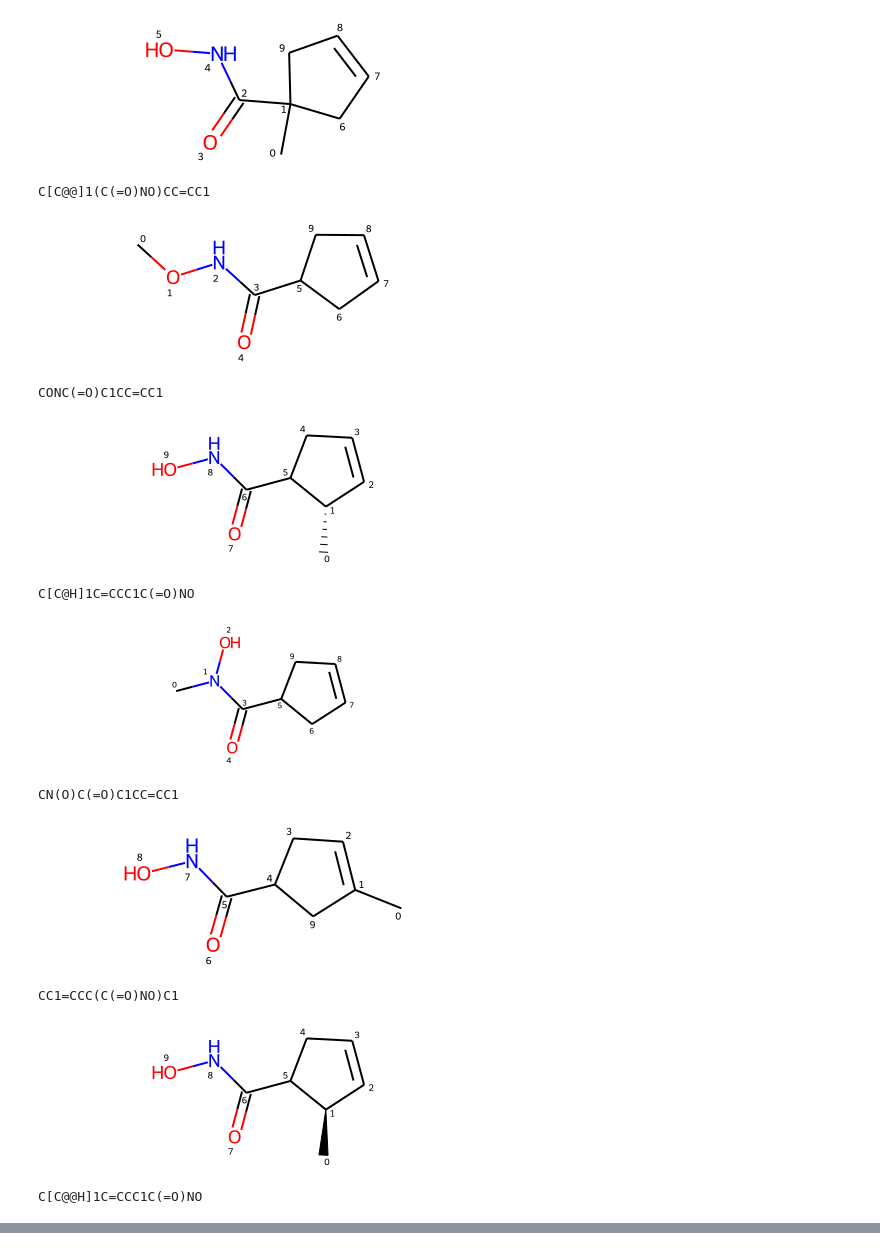
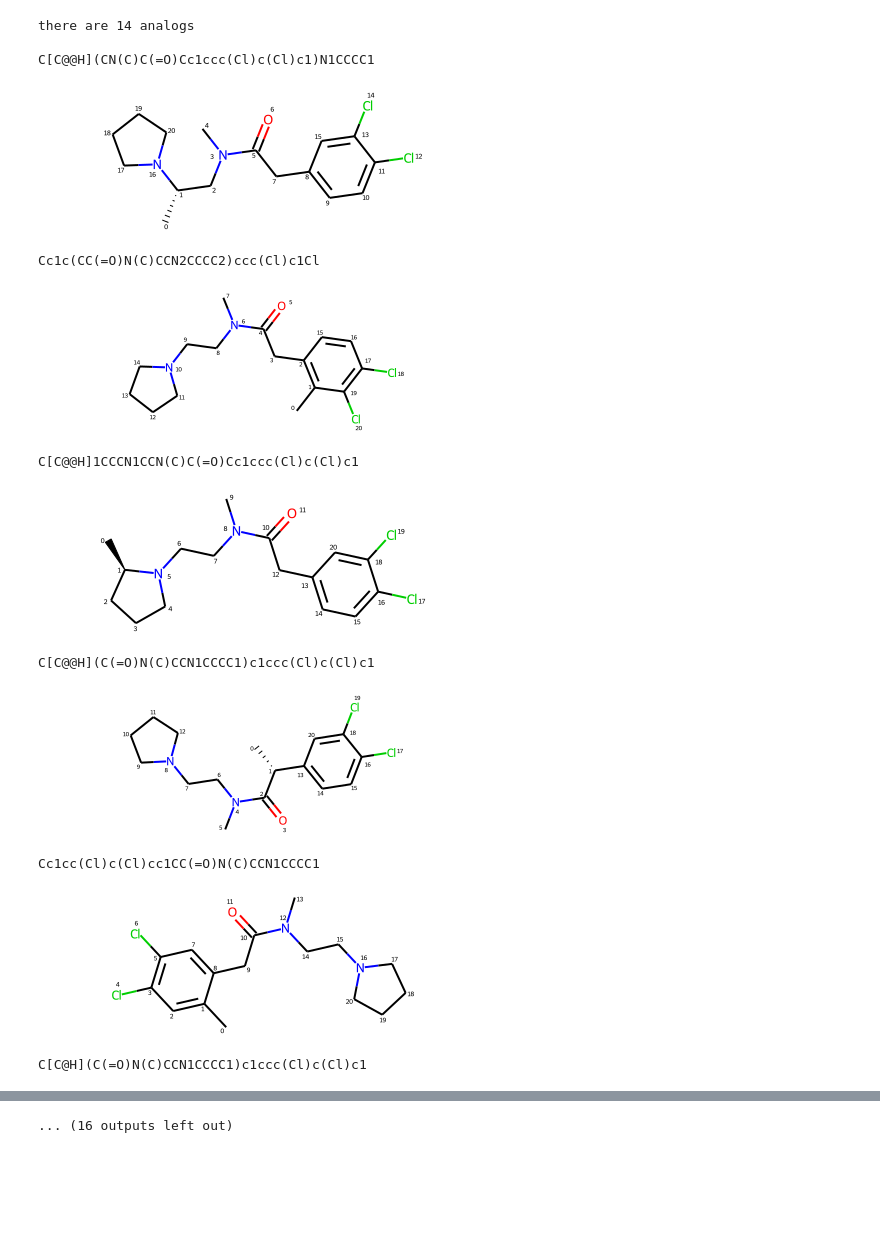
Before and after one commit to moleculeclub/magicmethyl, a Jupyter notebook: playground.ipynb, the cells around one changed output, grey strips where cells are left out. Cells and saved outputs as stored; diff of their text form; code cells hidden in the pictures; blank space fills up the shorter version.

Commit message:
fixed double methylation of CH3, added util

```diff
--- a/playground.ipynb
+++ b/playground.ipynb
@@ -117,19 +8,18 @@ for i, atom in enumerate(m.GetAtoms()):
-# %%
-methylated = list(set(methylated))
-for methyl in methylated:
-    mol = Chem.MolFromSmiles(methyl)
-    display(mol)
-    print(methyl)
-# %% [output]
-[figure, removed]
-C[C@@]1(C(=O)NO)CC=CC1
-[figure, removed]
-CONC(=O)C1CC=CC1
-[figure, removed]
-C[C@H]1C=CCC1C(=O)NO
-[figure, removed]
-CN(O)C(=O)C1CC=CC1
-[figure, removed]
-CC1=CCC(C(=O)NO)C1
-[figure, removed]
-C[C@@H]1C=CCC1C(=O)NO
+# %%
+# smi = 'ONC(=O)C1CC=CC1'
+smi = 'CN(CCN1CCCC1)C(=O)CC1=CC=C(Cl)C(Cl)=C1'
+show_analogs(methylate(smi))
+# %% [output]
+there are 14 analogs
+
+C[C@@H](CN(C)C(=O)Cc1ccc(Cl)c(Cl)c1)N1CCCC1
+[figure, added]
+Cc1c(CC(=O)N(C)CCN2CCCC2)ccc(Cl)c1Cl
+[figure, added]
+C[C@@H]1CCCN1CCN(C)C(=O)Cc1ccc(Cl)c(Cl)c1
+[figure, added]
+C[C@@H](C(=O)N(C)CCN1CCCC1)c1ccc(Cl)c(Cl)c1
+[figure, added]
+Cc1cc(Cl)c(Cl)cc1CC(=O)N(C)CCN1CCCC1
+[figure, added]
+C[C@H](C(=O)N(C)CCN1CCCC1)c1ccc(Cl)c(Cl)c1
@@ -135,0 +27 @@ C[C@@H]1C=CCC1C(=O)NO
+... (16 outputs left out)
```
Also changed, not shown: parts of 7 cells of this notebook, 3 other files.
